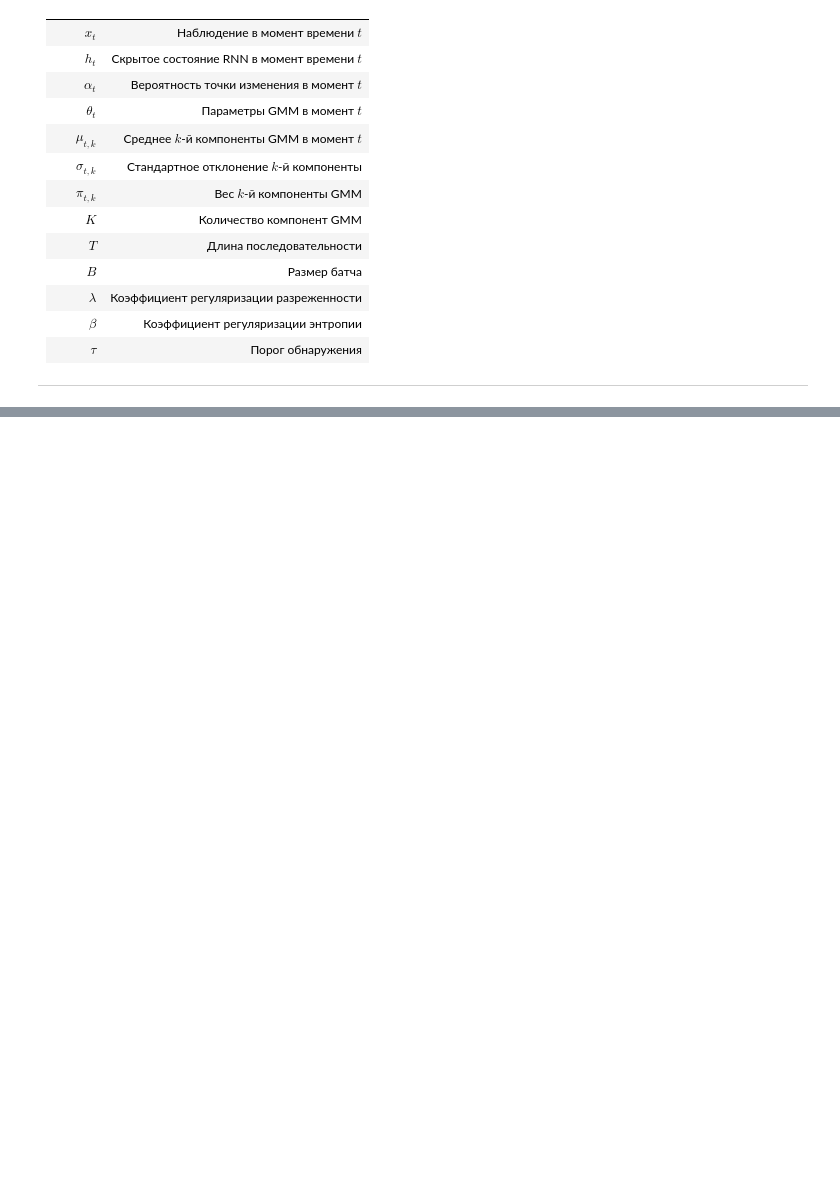
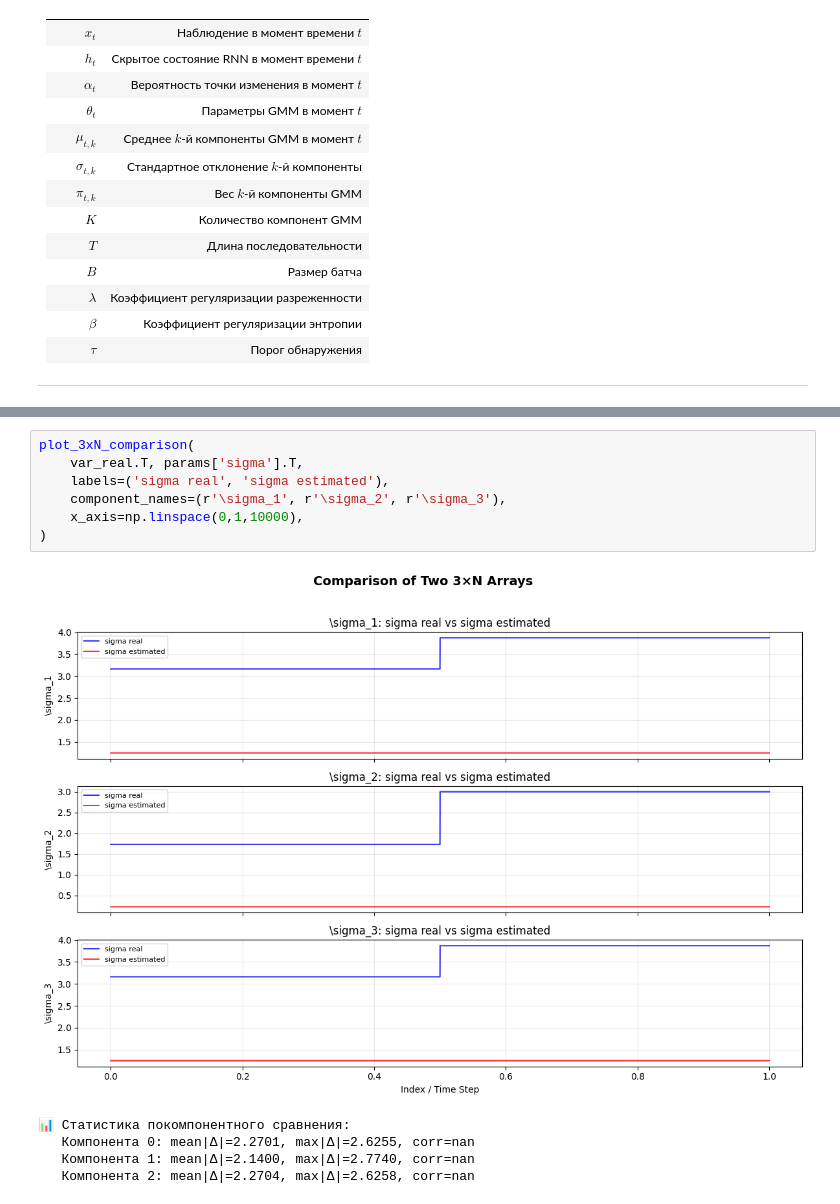
Before and after one commit to kraevskiyAA/NeuroEWS, a Jupyter notebook: notebooks/fit_simple_norm_flow.ipynb, the cells around one changed output, grey strips where cells are left out. Drawn from its saved outputs; the diff is of its cells as text; blank space fills up the shorter version.

```diff
--- a/notebooks/fit_simple_norm_flow.ipynb
+++ b/notebooks/fit_simple_norm_flow.ipynb
@@ -333,0 +469,13 @@ KeyboardInterrupt:
+# %%
+plot_3xN_comparison(
+    var_real.T, params['sigma'].T,
+    labels=('sigma real', 'sigma estimated'),
+    component_names=(r'\sigma_1', r'\sigma_2', r'\sigma_3'),
+    x_axis=np.linspace(0,1,10000),
+)
+# %% [output]
+[figure, added]
+📊 Статистика покомпонентного сравнения:
+   Компонента 0: mean|Δ|=2.2701, max|Δ|=2.6255, corr=nan
+   Компонента 1: mean|Δ|=2.1400, max|Δ|=2.7740, corr=nan
+   Компонента 2: mean|Δ|=2.2704, max|Δ|=2.6258, corr=nan
```
Also changed, not shown: parts of 11 cells of this notebook, 6 other files.
